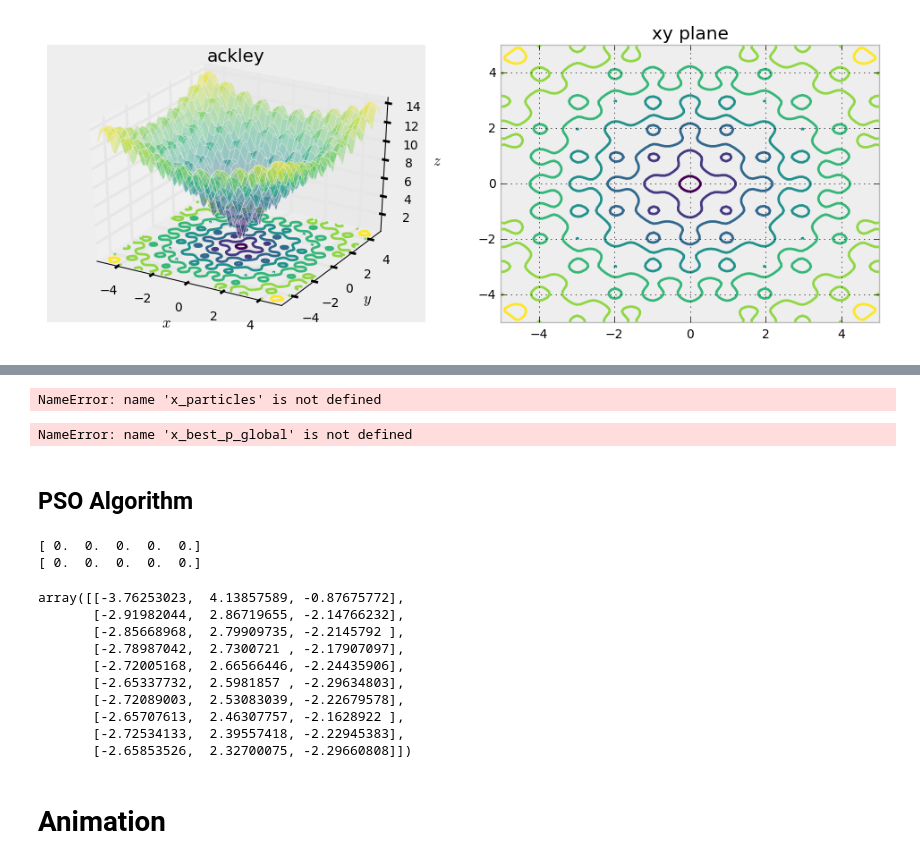
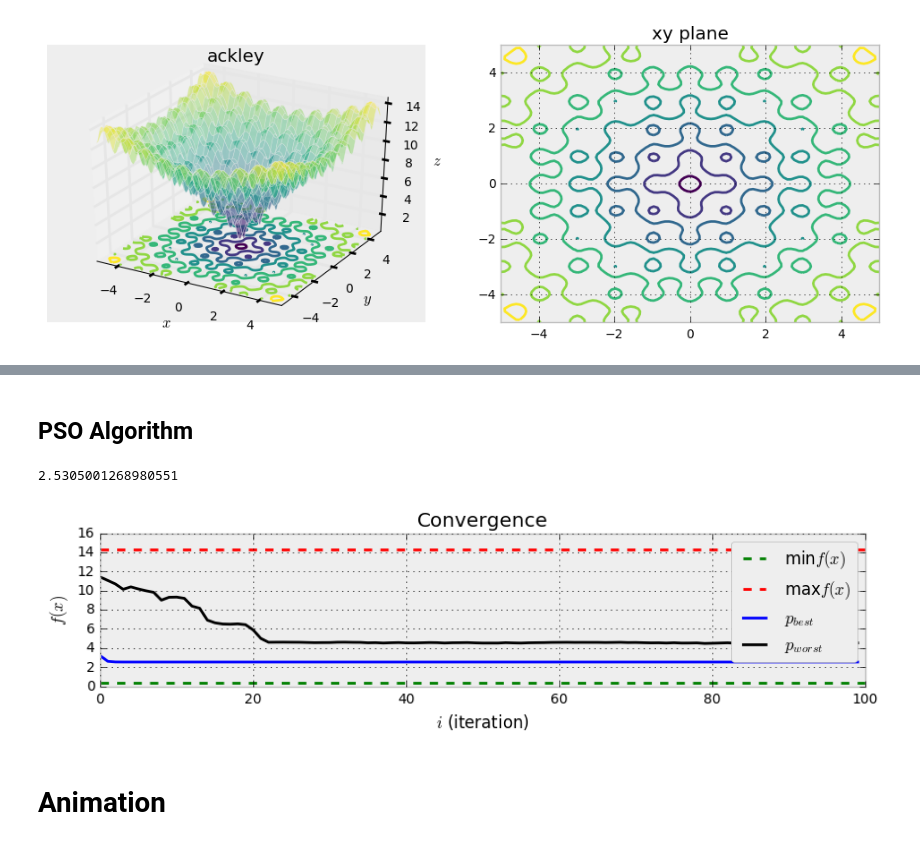
Before and after one commit to CAChemE/stochastic-optimization, a Jupyter notebook: PSO/2D/Python-algorithm-viz.ipynb, the cells around one changed output, grey strips where cells are left out. Cells and saved outputs as stored; diff of their text form; code cells hidden in the pictures.

```diff
--- a/PSO/2D/Python-algorithm-viz.ipynb
+++ b/PSO/2D/Python-algorithm-viz.ipynb
@@ -92,16 +43,3 @@ Let's have a look to what we have done:
-# %%
-particles_xy=(x_particles,y_particles)
-particles_uv=(u_particles,v_particles)
-
-limits=([lo_b, up_b],[lo_b, up_b])
-
-fig, ax = plotPSO_2D(f, limits, particles_xy, particles_uv)
-# %% [output]
-NameError: name 'x_particles' is not defined
-# %%
-x_best_p_global
-# %% [output]
-NameError: name 'x_best_p_global' is not defined
 # %% [markdown]
 ## PSO Algorithm
 # %%
@@ -225,25 +211,9 @@ def run_PSO(n_particles=5, omega=0.1, phi_p=0.1, phi_g=0.1):
-# %%
-print(x_best_p_global)
-print(y_best_p_global)
-# %% [output]
-[ 0.  0.  0.  0.  0.]
-[ 0.  0.  0.  0.  0.]
-# %%
-# u_particles_hist
-# v_particles_hist
-x_particles_hist
-# y_particles_hist
-# %% [output]
-array([[-3.76253023,  4.13857589, -0.87675772],
-       [-2.91982044,  2.86719655, -2.14766232],
-       [-2.85668968,  2.79909735, -2.2145792 ],
-       [-2.78987042,  2.7300721 , -2.17907097],
-       [-2.72005168,  2.66566446, -2.24435906],
-       [-2.65337732,  2.5981857 , -2.29634803],
-       [-2.72089003,  2.53083039, -2.22679578],
-       [-2.65707613,  2.46307757, -2.1628922 ],
-       [-2.72534133,  2.39557418, -2.22945383],
-       [-2.65853526,  2.32700075, -2.29660808]])
+# %%
+run_PSO()
+z_p_best_global
+# %% [output]
+2.5305001268980551
+[figure, added]
 # %% [markdown]
 # Animation
 # %%
```
Also changed, not shown: parts of 15 cells of this notebook, 2 other files.
